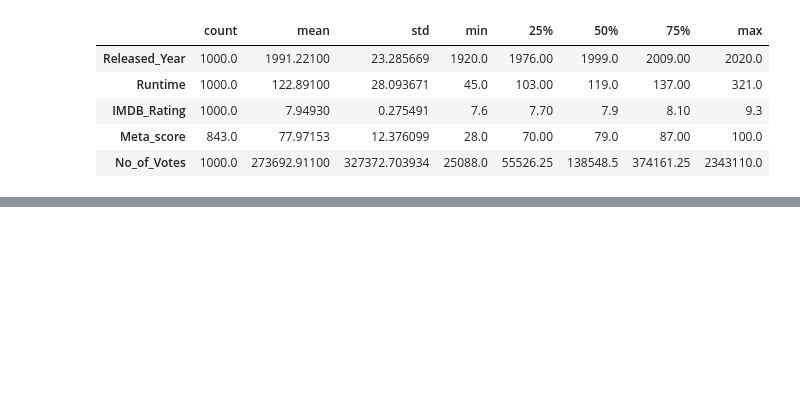
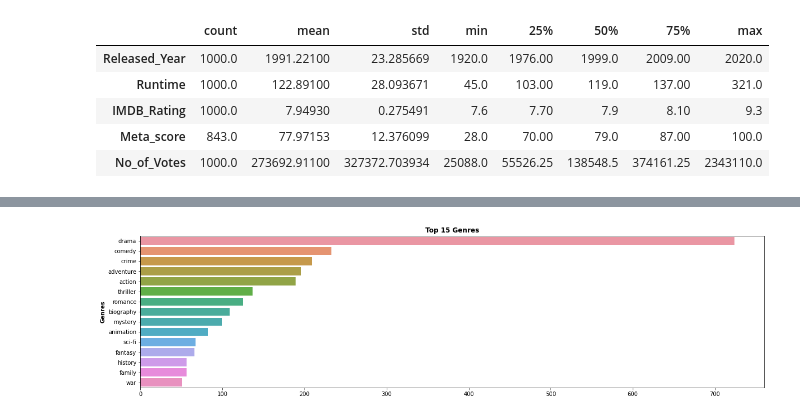
Before and after one commit to mcastelli5/Movie-Recommendation-Engine, a Jupyter notebook: EDA.ipynb, the cells around one changed output, grey strips where cells are left out. Saved outputs shown, nothing was run; the diff lists cells and outputs as text; code cells hidden in the pictures; blank space fills up the shorter version.

```diff
--- a/EDA.ipynb
+++ b/EDA.ipynb
@@ -110,0 +149,24 @@ display(raw_movies)
+# %%
+movie_cert_mapping = {
+    "U": "Family",
+    "A": "Adult",
+    "UA": "Adult",
+    "R": "Adult",
+    "Not Rated": "Adult",
+    "PG-13": "Adult",
+    "PG": "Family",
+    "Passed": "Adult",
+    "G Certificate": "Family",
+    "Approved": "Adult",
+    "TV-PG": "Family",
+    "GP": "Adult",
+    "TV-14": "Adult",
+    "16": "Adult",
+    "TV-MA": "Adult",
+    "Unrated": "Adult",
+    "U/A": "Adult"
+}
+# %%
+# Map values to certificates to
+cleaned_movies['Certificate'] = cleaned_movies.Certificate.map(movie_cert_mapping)
+cleaned_movies['Certificate'] = cleaned_movies.Certificate.astype("category")
@@ -110,0 +182,20 @@ display(raw_movies)
+# %%
+# Evaluate count of the top 15 Genres
+from collections import Counter
+
+genre = []
+for x in cleaned_movies['Genre']:
+    for y in x.split(','):
+        genre.append(y.strip().lower())
+
+count = Counter(genre)
+count = count.most_common()[:15]
+x,y = map(list,zip(*count))
+
+fig = plt.figure(figsize=(20,5))
+g = sns.barplot(y,x)
+g.set_ylabel("Genres", weight = "bold")
+g.set_title("Top 15 Genres", weight = "bold")
+plt.show()
+# %% [output]
+[figure, added]
```
Also changed, not shown: parts of 18 cells of this notebook, 2 other files.
